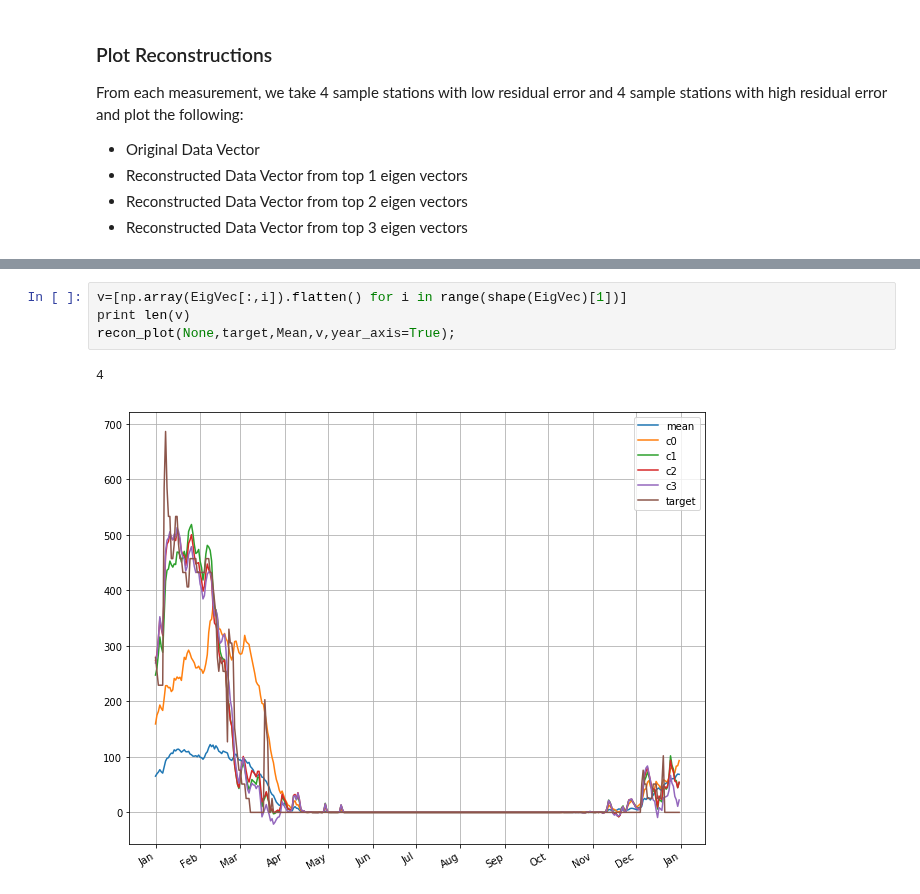
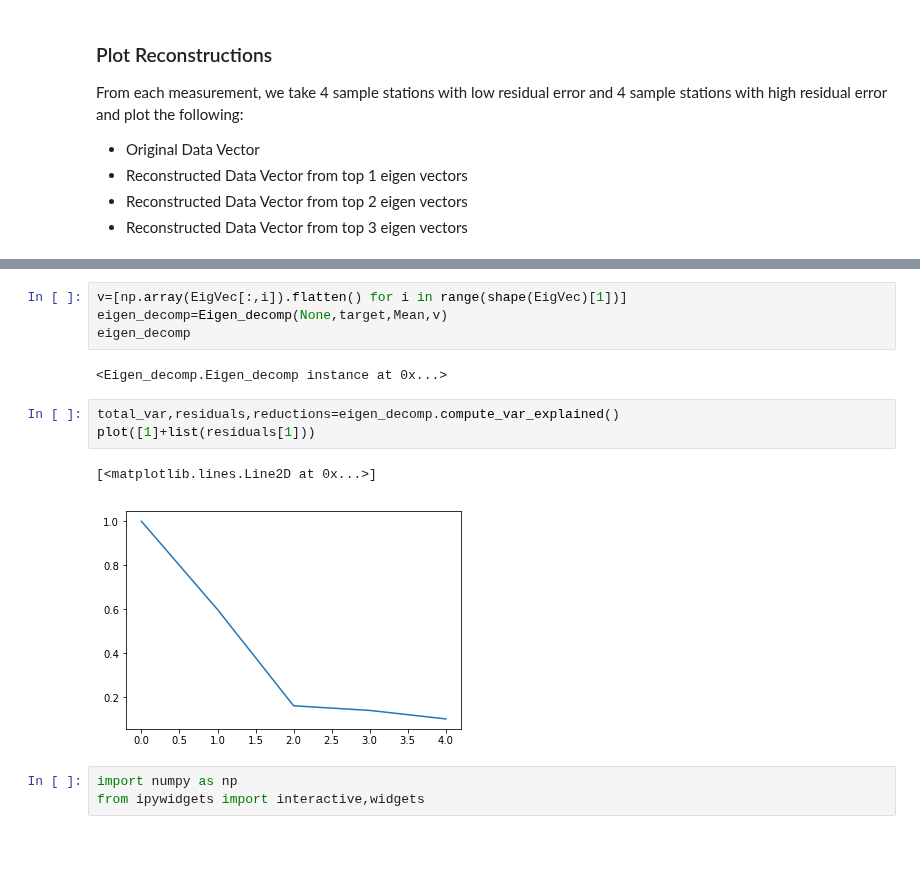
Before and after one commit to ucsd-edx/edX-Micro-Master-in-Data-Science, a Jupyter notebook: big-data-analytics-using-spark/notebooks/2.PCA/4.5 Weather Analysis - reconstruction.ipynb, the cells around one changed output, grey strips where cells are left out. Saved outputs shown, nothing was run; the diff lists cells and outputs as text; blank space fills up the shorter version.

```diff
--- a/big-data-analytics-using-spark/notebooks/2.PCA/4.5 Weather Analysis - reconstruction.ipynb
+++ b/big-data-analytics-using-spark/notebooks/2.PCA/4.5 Weather Analysis - reconstruction.ipynb
@@ -148,7 +154,15 @@ YearPlotter().plot(EigVec,fig,ax,label='snow Depth')
 # %%
 v=[np.array(EigVec[:,i]).flatten() for i in range(shape(EigVec)[1])]
-print len(v)
-recon_plot(None,target,Mean,v,year_axis=True);
+eigen_decomp=Eigen_decomp(None,target,Mean,v)
+eigen_decomp
 # %% [output]
-4
+<Eigen_decomp.Eigen_decomp instance at 0x...>
-[figure, removed]
+# %%
+total_var,residuals,reductions=eigen_decomp.compute_var_explained()
+plot([1]+list(residuals[1]))
+# %% [output]
+[<matplotlib.lines.Line2D at 0x...>]
+[figure, added]
+# %%
+import numpy as np
+from ipywidgets import interactive,widgets
```
Also changed, not shown: parts of 27 cells of this notebook, 5 other files.
